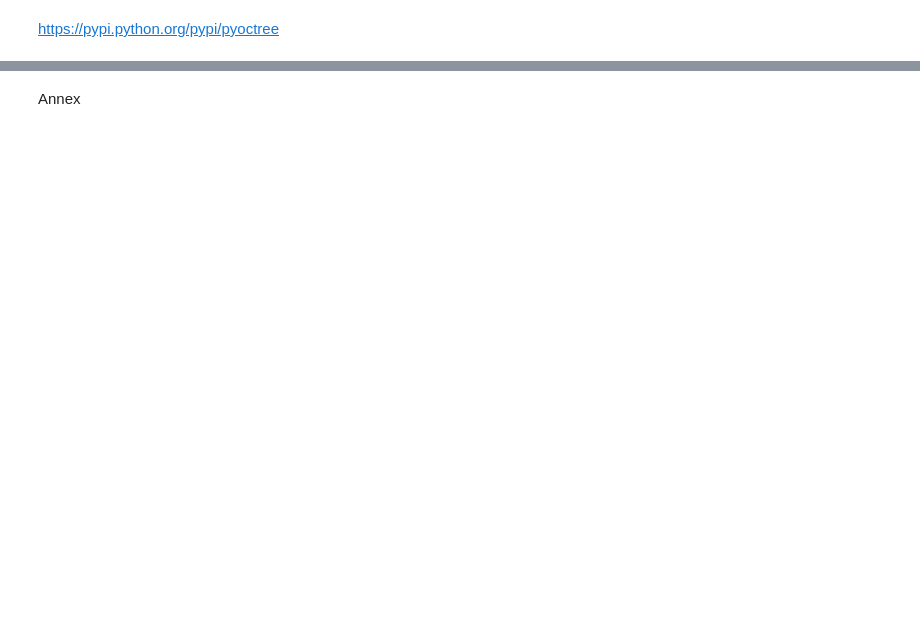
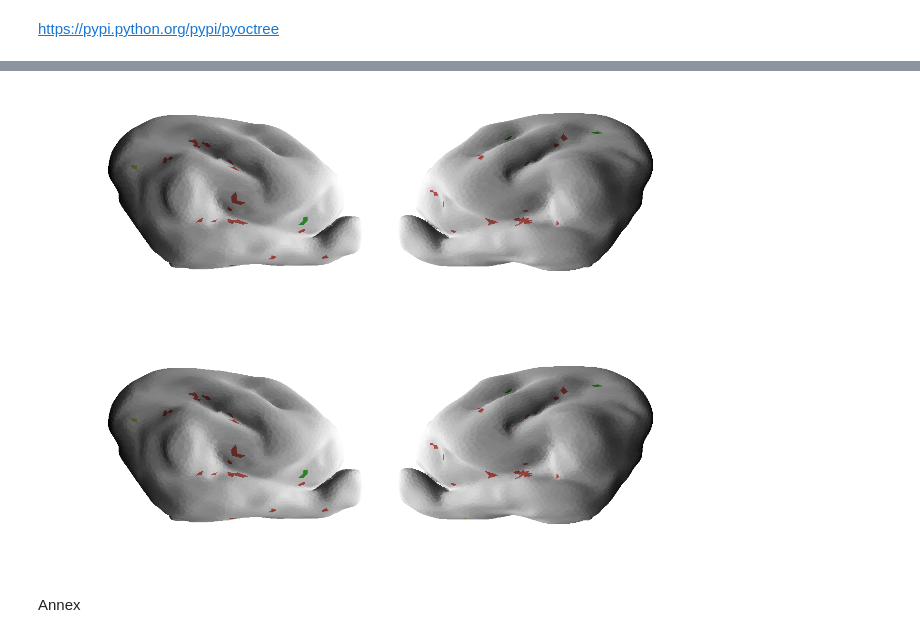
Before and after one commit to celinede/scripts4DWI_dipy_brainhack, a Jupyter notebook: findClosestPoint.ipynb, the cells around one changed output, grey strips where cells are left out. Drawn from its saved outputs; the diff is of its cells as text; code cells hidden in the pictures; blank space fills up the shorter version.

```diff
--- a/findClosestPoint.ipynb
+++ b/findClosestPoint.ipynb
@@ -160,18 +181,32 @@ mesh = open_ply(fmesh)
 fendpoints = path+'P8_F10_endpoints_adjusted.txt'
 endpoints = np.loadtxt(fendpoints)
 # %%
+# "main" projects the set of endpoints onto the surface mesh
+# output:
+# 'points' = coordinates of the given projected endpoints
+# 'ep_lab' = array containing the point id and its distance to the original endpoint
+
 import time
 
 ep_try = endpoints[0:10]
-printInfos = True
+printInfos = False
 
 ts = time.time()
 #print 'ts', ts
 
+ep_lab = np.zeros((len(endpoints),2))
+points = np.zeros((len(endpoints),3))
+
+x=0
+
 #ep = endpoints[22]
-for ep in ep_try:
+for ep in endpoints:
 
-    d_point,point = findClosestPoint(ep,mesh)
+    point,d_point = findClosestPoint(ep,mesh)
+
+    points[x]=pt[point]
+    ep_lab[x,0]=point
+    ep_lab[x,1]=d_point
 
     if (printInfos):
         print 'point coordinates:',ep
@@ -181,8 +216,10 @@ for ep in ep_try:
         print 'point distance:',d_point,'point id:',point
         print '\n'
 
+    x+=1
+    print x
 
 te = time.time()
 #print 'te',te
-print 'duration',te-ts
+print 'duration',te-ts,'s'
 # %% [output]
@@ -206,3 +284,25 @@ duration 2.25699996948
+# %%
+# compute sulcal shadows
+
+n = []
+n = normals(mesh)
+# vector point of view for shades // ex: [1,0,0] light from the front of the brain (X orientation)
+vect = [1,0,0]
+# if dot(a,b)=0 then a and b orthogonals
+sulc = dot(n, vect)
+# %%
+data = np.ones(mesh["np"])
+
+sns.set_context('poster')
+sns.set_style("white")
+
+plot_surf.create_fig( coords=mesh["p"], faces=mesh["t"],  labels=pep, sulc=sulc, azims=[90, 270], elevs=[0, 0], cpal='hls', cbar=True, alpha=1)
+#plt.savefig(path+'P16_F21_sulc_fig.png')
+
+#plt.plot(endpoints[:,0],endpoints[:,1])
+# %% [output]
+[figure, added]
+[figure, added]
 # %% [markdown]
 Annex
 # %%
```
Also changed, not shown: parts of 12 cells of this notebook, 1 other file.
